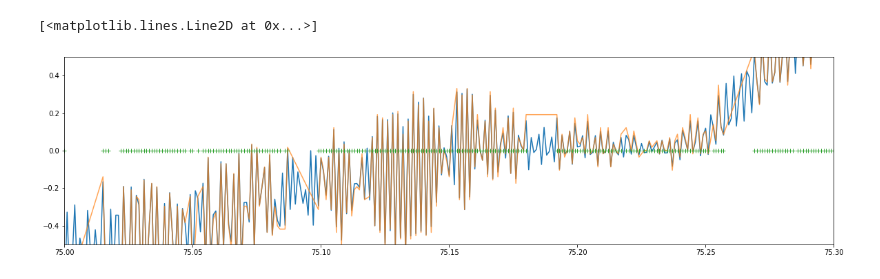
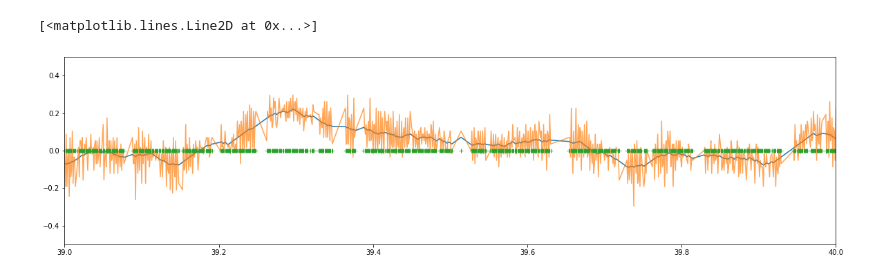
Before and after one commit to VladimirP1/firefly-resampler, a Jupyter notebook: interp_fft_reg.ipynb, the cells around one changed output. Saved outputs shown, nothing was run; the diff lists cells and outputs as text; code cells hidden in the pictures.

```diff
--- a/interp_fft_reg.ipynb
+++ b/interp_fft_reg.ipynb
@@ -121,13 +129,13 @@ hawk_fixed = proc_all(hawk_data)
 # %%
 plt.figure(figsize=(20,5))
-plt.xlim(75,75.3)
+plt.xlim(39,40)
 plt.ylim(-.5,.5)
 plt.plot(hawk_fixed[0], hawk_fixed[1], '-')
 plt.plot(hawk_data[0], hawk_data[1], '-', alpha=.7)
 plt.plot(hawk_data[0], np.zeros((len(hawk_data[0]),)),'+')
 # %% [output]
 [<matplotlib.lines.Line2D at 0x...>]
-[figure, old version]
+[figure, new version]
 # %%
 new_data = np.hstack((
       np.arange(len(hawk_fixed[0]))[np.newaxis].T, \
```
Also changed, not shown: parts of 7 cells of this notebook, 1 other file.
